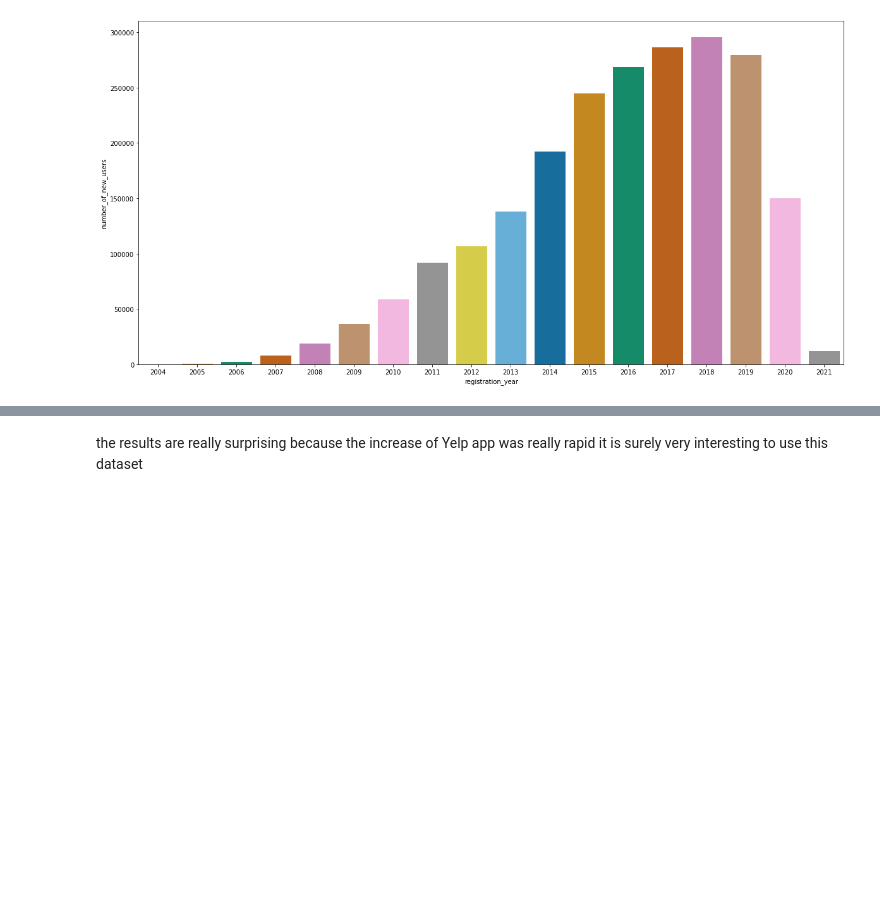
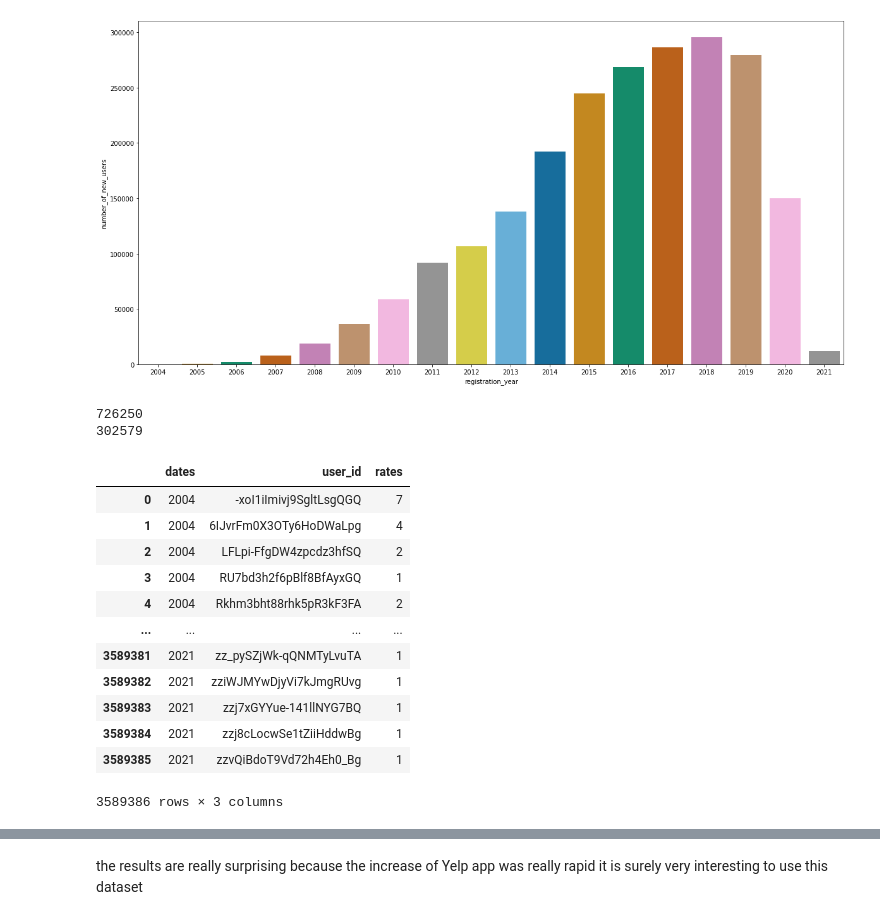
Before and after one commit to lucarossi9/Statistical-computation-project-2, a Jupyter notebook: time_space_analysis.ipynb, the cells around one changed output, grey strips where cells are left out. Drawn from its saved outputs; the diff is of its cells as text; code cells hidden in the pictures; blank space fills up the shorter version.

```diff
--- a/time_space_analysis.ipynb
+++ b/time_space_analysis.ipynb
@@ -284,3 +288,27 @@ plt.ylabel('number_of_new_users')
 plt.show()
 # %% [output]
 [figure]
+# %%
+df_u = pd.read_json('yelp_academic_dataset_user.json', lines=True)
+print(len(df_u[df_u['review_count']>10]))
+print(len(df_u[df_u['review_count']>30]))
+# %% [output]
+726250
+302579
+# %%
+rev_us_tot=real_merge.groupby(by=['dates','user_id'])['rates'].count().to_frame().reset_index()
+rev_us_tot
+# %% [output]
+|  | dates | user_id | rates |
+| 0 | 2004 | -xoI1iImivj9SgltLsgQGQ | 7 |
+| 1 | 2004 | 6IJvrFm0X3OTy6HoDWaLpg | 4 |
+| 2 | 2004 | LFLpi-FfgDW4zpcdz3hfSQ | 2 |
+| 3 | 2004 | RU7bd3h2f6pBlf8BfAyxGQ | 1 |
+| 4 | 2004 | Rkhm3bht88rhk5pR3kF3FA | 2 |
+| ... | ... | ... | ... |
+| 3589381 | 2021 | zz_pySZjWk-qQNMTyLvuTA | 1 |
+| 3589382 | 2021 | zziWJMYwDjyVi7kJmgRUvg | 1 |
+| 3589383 | 2021 | zzj7xGYYue-141llNYG7BQ | 1 |
+| 3589384 | 2021 | zzj8cLocwSe1tZiiHddwBg | 1 |
+| 3589385 | 2021 | zzvQiBdoT9Vd72h4Eh0_Bg | 1 |
+3589386 rows × 3 columns
```
Also changed, not shown: parts of 6 cells of this notebook.
